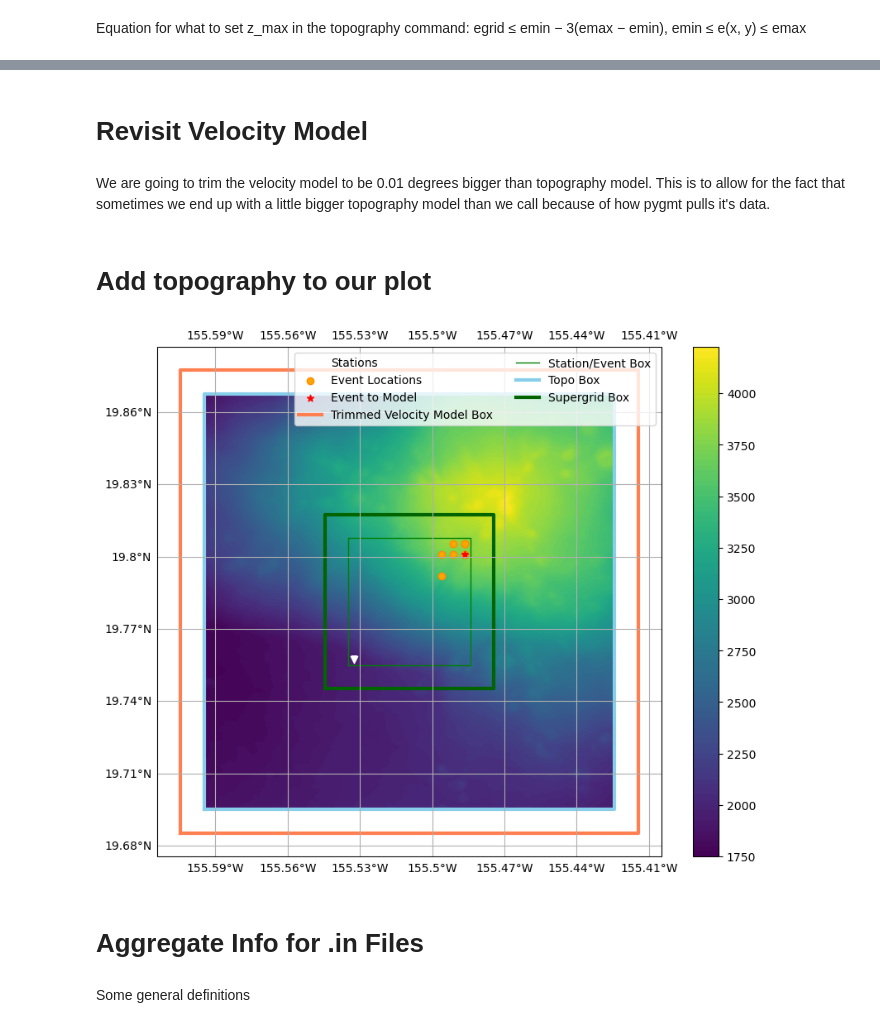
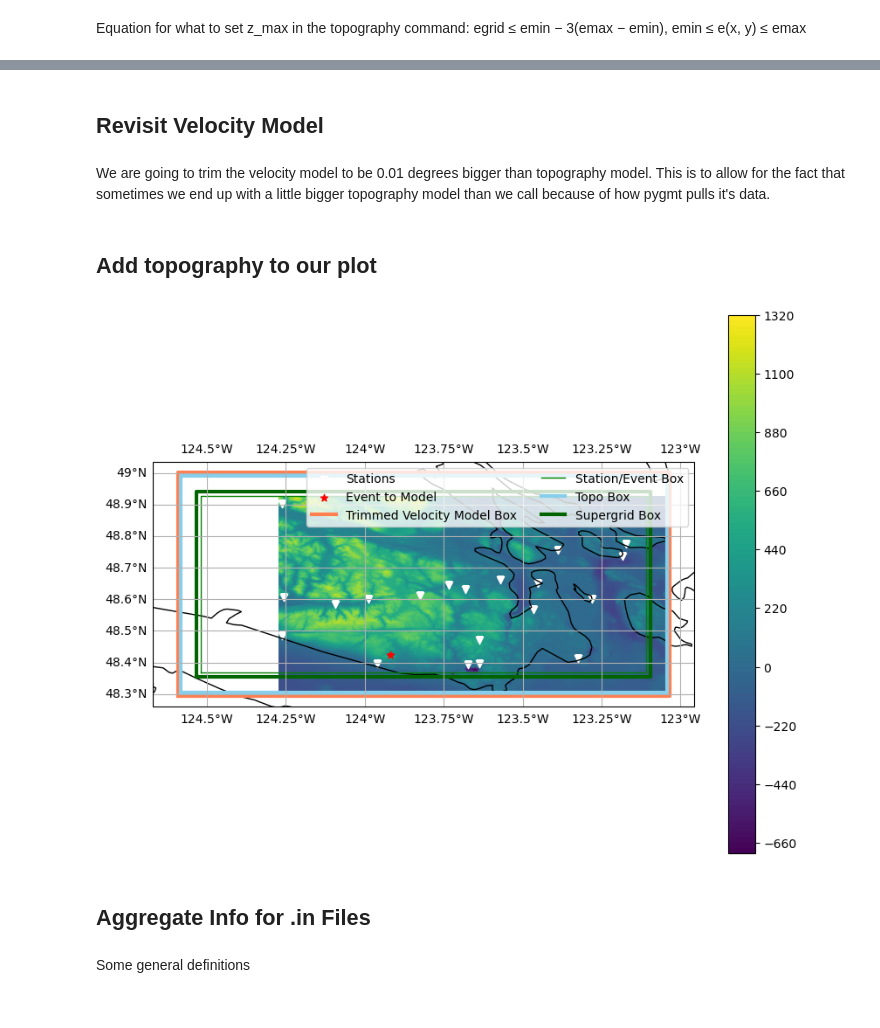
Before and after one commit to papinlois/sw4, a Jupyter notebook: project/ProblemSetup_SVI.ipynb, the cells around one changed output, grey strips where cells are left out. Drawn from its saved outputs; the diff is of its cells as text; code cells hidden in the pictures.

```diff
--- a/project/ProblemSetup_SVI.ipynb
+++ b/project/ProblemSetup_SVI.ipynb
@@ -125,5 +90,5 @@ print(stas)
 # %%
 # Choose subset of stations
-sta = stas[stas['name'] == 'LZB']
-sta
+stas=stas.query('sta in @names').reset_index(drop=True)
+stas
 # %% [output]
@@ -209,0 +148,8 @@ print(vmod_subset)
+# %%
+# Load the model and get a subset
+velmodel=pd.read_csv(base_dir+'Savard_VpVs.txt', sep='\s+',header=None, names=['lon', 'lat', 'depth', 'vp', 'vs', 'DWS'])
+velmodel = velmodel.drop(columns=['DWS'])
+print(velmodel, '\nbecomes')
+velmodel_subset=velmodel[(velmodel['lat']>=latMin_ini)&(velmodel['lat']<=latMax_ini)&(velmodel['lon']<=lonMax_ini)&(velmodel['lon']>=lonMin_ini)]
+velmodel_subset['vp/vs'] = velmodel_subset['vp'] / velmodel_subset['vs']
+print(velmodel_subset)
@@ -210,17 +181,12 @@ print(vmod_subset)
 # %%
-## Kate part, do I need to use it?
-#vr=pd.read_csv('VelocityInfo/out.vr_release', sep='\s+',header=None, names=['lon','lat','depth','vp/vs'])
-#vs=np.round(vmod['vp']/vr['vp/vs'],3) # compute vs and round
-#vmod.insert(4,'vs',vs)
 # Assign some values from the velocity model for later
 # We need Vs min for computing the desired resolution for the domain
 # We need the max Vp/Vs ratio, becuase the number of points per wavelength you need for good resolution is higher for high Vp/Vs
-vs_min=vmod_subset['vs'].min()
-VpVs_max=vr['vp/vs'].max()
-ind=vr.index[vr['vp/vs']==vr['vp/vs'].max()]
-Vp_fromVpVsmax=vmod['vp'][ind]
-Vs_fromVpVsmax=vmod['vs'][ind]
-val=(Vs_fromVpVsmax**2)/(Vp_fromVpVsmax**2-2*Vs_fromVpVsmax**2)
-depth_max=vmod['depth'].max()
+vs_min=velmodel_subset['vs'].min()
+ind=velmodel_subset.index[velmodel_subset['vp/vs']==velmodel_subset['vp/vs'].max()]
+Vp_fromvpvs_max=velmodel['vp'][ind]
+Vs_fromvpvs_max=velmodel['vs'][ind]
+val=(Vs_fromvpvs_max**2)/(Vp_fromvpvs_max**2-2*Vs_fromvpvs_max**2)
+depth_max=velmodel['depth'].max()
 val
 # %% [output]
@@ -330,8 +299,8 @@ y_topo=[latMin_topo,latMin_topo,latMax_topo,latMax_topo,latMin_topo]
 # %% [markdown]
 We need to find the minimum and maximum elevations in our topography to calculate zmax
 # %%
-file2load_topo='maunakea_topo_03s.nc'
 # read topo from netcdf
+file2load_topo='VCI_topo_03s.nc'
 grid_big = xr.open_dataset(file2load_topo)
 grid_big
 # %% [output]
@@ -366,5 +343,5 @@ z_max
 # %% [markdown]
-# Revisit Velocity Model
+## Revisit Velocity Model
 # %% [markdown]
 We are going to trim the velocity model to be 0.01 degrees bigger than topography model. This is to allow for the fact that sometimes we end up with a little bigger topography model than we call because of how pygmt pulls it's data.
 # %%
@@ -378,34 +355,31 @@ latMax_vmod_trim=latMax_topo+velocity_buffer
 x_vmod_trim=[lonMin_vmod_trim,lonMax_vmod_trim,lonMax_vmod_trim,lonMin_vmod_trim,lonMin_vmod_trim]
 y_vmod_trim=[latMin_vmod_trim,latMin_vmod_trim,latMax_vmod_trim,latMax_vmod_trim,latMin_vmod_trim]
 # %% [markdown]
-# Add topography to our plot
+## Add topography to our plot
 # %%
 fig=plt.figure(figsize=(10,8))
 ax = plt.axes(projection=ccrs.PlateCarree())
 plt.contourf(grid.lon, grid.lat,grid.elevation,100)
 plt.colorbar()
-plt.scatter(staMD['lon'],staMD['lat'],marker='v',facecolors='white',label='Stations')
+plt.scatter(stas['lon'],stas['lat'],marker='v',facecolors='white',label='Stations')
 # Add station labels
-# [plt.text(i, j, f'{name}',va='top',ha='left') for (i, j,name) in zip(staMD['lon'],staMD['lat'],staMD['name'])]
+# [plt.text(i, j, f'{sta}',va='top',ha='left') for (i, j,sta) in zip(stas['lon'],stas['lat'],stas['sta'])]
 if multipleEvents:
     plt.scatter(eventLocs['lon'],eventLocs['lat'],marker='o',edgecolors='darkorange',facecolors='orange',label='Event Locations')
-
 plt.scatter(event['lon'],event['lat'],marker='*',facecolors='red',label="Event to Model")
 ax.plot(x_vmod_trim, y_vmod_trim, color='coral',lw=3,label='Trimmed Velocity Model Box')
 ax.plot(x_ini, y_ini, color='green',lw=1,label='Station/Event Box')
 ax.plot(x_topo, y_topo, color='skyblue',lw=3,label='Topo Box')
 ax.plot(x, y, color='darkgreen',lw=3,label='Supergrid Box')
 gl = ax.gridlines(draw_labels=True)
 gl.right_labels = False
-
 ax.coastlines()
-
 ax.legend(loc='upper right',ncol=2)
 plt.show()
 # %% [output]
-[figure, old version]
+[figure, new version]
 # %% [markdown]
-# Aggregate Info for .in Files
+## Aggregate Info for .in Files
 # %% [markdown]
 Some general definitions
 # %%
```
Also changed, not shown: parts of 61 cells of this notebook.
